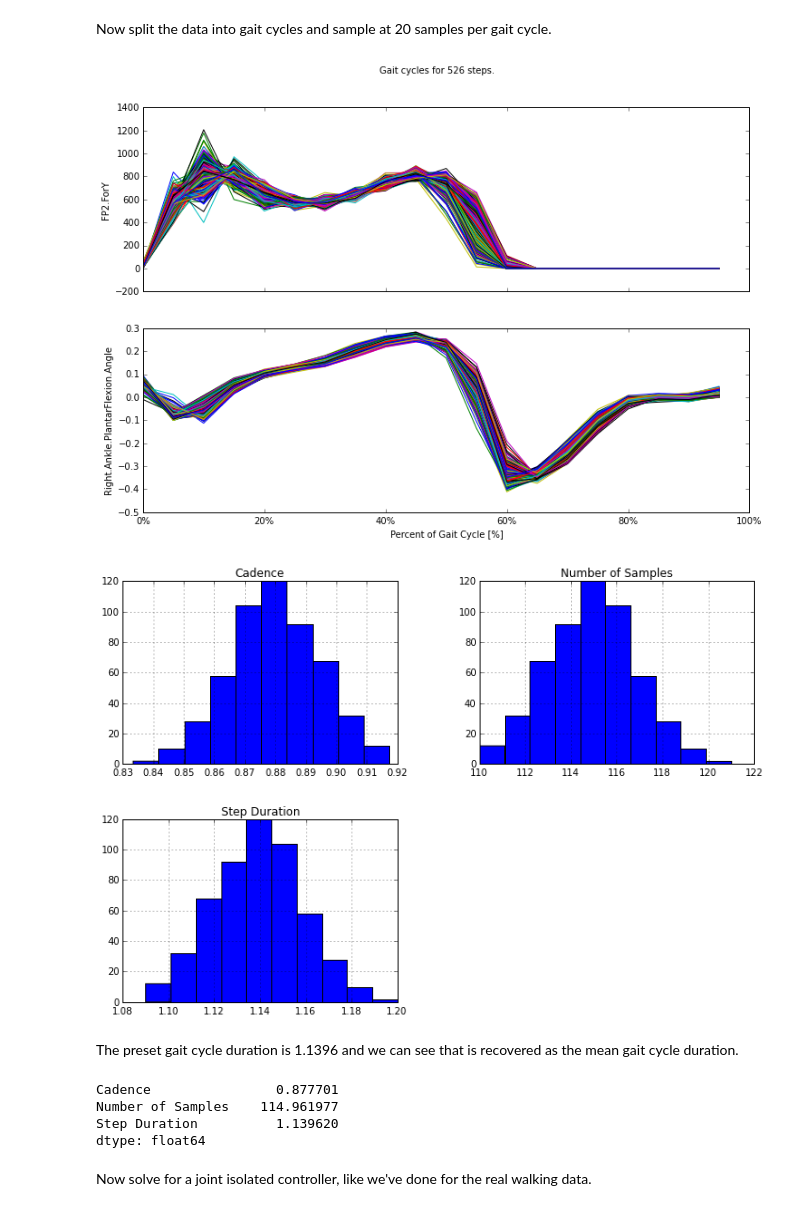
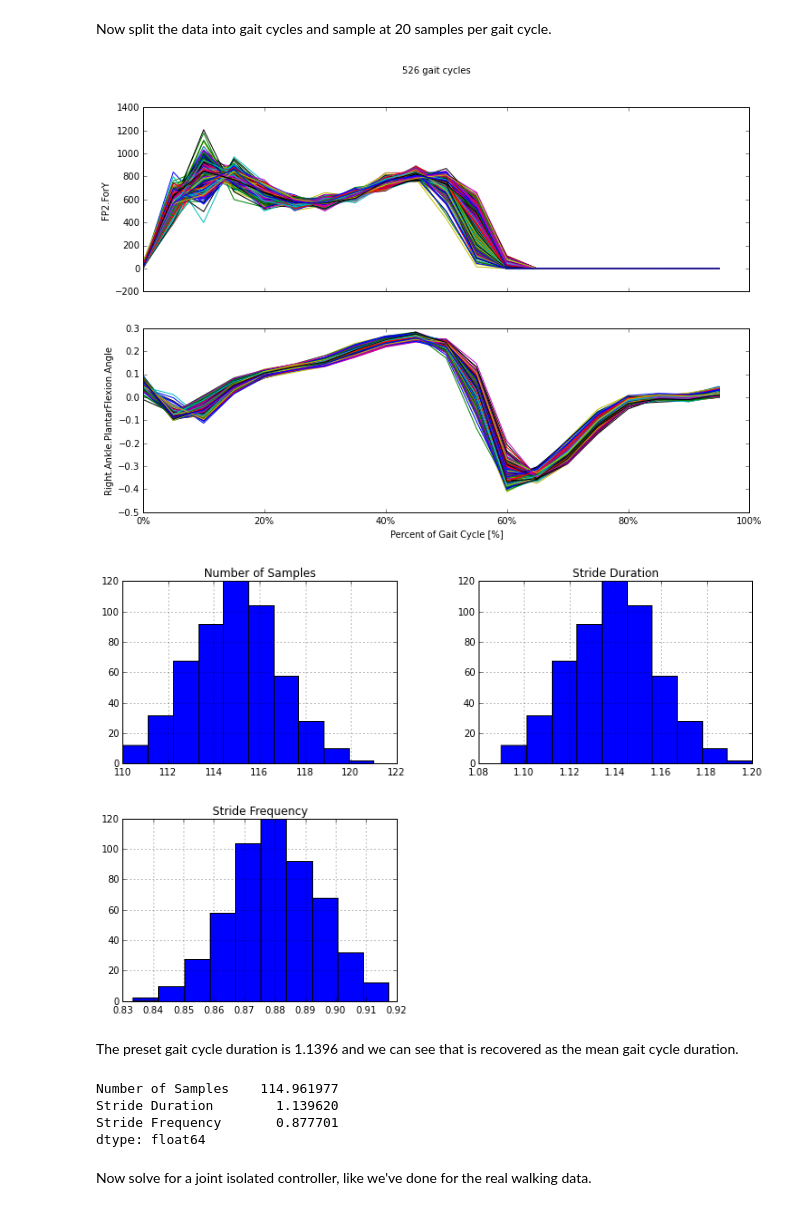
Before and after one commit to csu-hmc/gait-control-direct-id-paper, a Jupyter notebook: notebooks/identify_from_simulated_data.ipynb, the cells around one changed output. Cells and saved outputs as stored; diff of their text form; code cells hidden in the pictures.

```diff
--- a/notebooks/identify_from_simulated_data.ipynb
+++ b/notebooks/identify_from_simulated_data.ipynb
@@ -29,27 +29,27 @@ df.rename(columns=utils.simulated_data_header_map(), inplace=True)
 # %% [markdown]
 Now split the data into gait cycles and sample at 20 samples per gait cycle.
 # %%
-walk_data = WalkingData(df)
+walk_data = GaitData(df)
 # %%
 null = walk_data.grf_landmarks('FP2.ForY', 'FP1.ForY', threshold=3.0)
 # %%
 cycles = walk_data.split_at('right', num_samples=20)
 # %%
-axes = walk_data.plot_steps('FP2.ForY', 'Right.Ankle.PlantarFlexion.Angle')
+axes = walk_data.plot_gait_cycles('FP2.ForY', 'Right.Ankle.PlantarFlexion.Angle')
 # %% [output]
-[figure, old version]
+[figure, new version]
 # %%
-axes = walk_data.step_data.hist()
+axes = walk_data.gait_cycle_stats.hist()
 # %% [output]
-[figure, old version]
+[figure, new version]
 # %% [markdown]
 The preset gait cycle duration is 1.1396 and we can see that is recovered as the mean gait cycle duration.
 # %%
-walk_data.step_data.mean()
+walk_data.gait_cycle_stats.mean()
 # %% [output]
-Cadence                0.877701
 Number of Samples    114.961977
-Step Duration          1.139620
+Stride Duration        1.139620
+Stride Frequency       0.877701
 dtype: float64
 # %% [markdown]
 Now solve for a joint isolated controller, like we've done for the real walking data.
```
Also changed, not shown: parts of 17 cells of this notebook, 16 other files.
